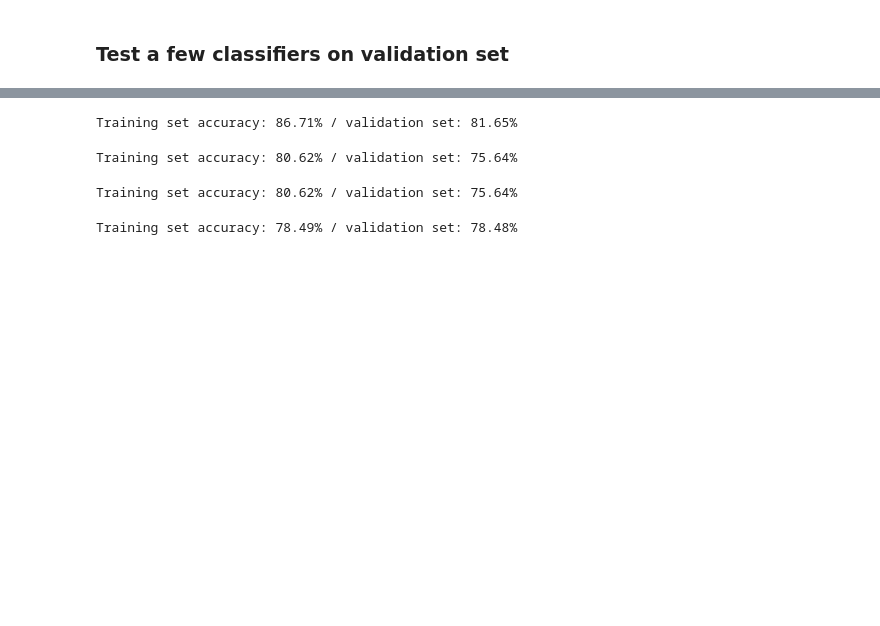
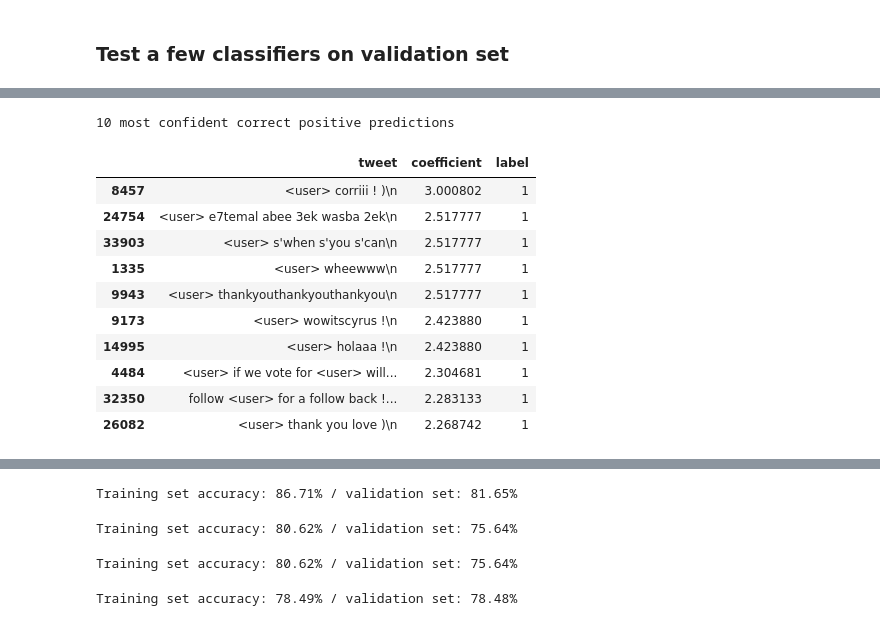
Before and after one commit to CS-433/Twitter_Sentiment_Analysis, a Jupyter notebook: TF_IDF.ipynb, the cells around one changed output, grey strips where cells are left out. Cells and saved outputs as stored; diff of their text form; code cells hidden in the pictures; blank space fills up the shorter version.

Commit message:
Show most relevant predictors, as well as most confident correct and incorrect predictions

```diff
--- a/TF_IDF.ipynb
+++ b/TF_IDF.ipynb
@@ -23,7 +35,18 @@ train, val, y_train, y_val = helpers.split_dataset(training_fraction, all_tweets
 # %% [markdown]
 ### Compute TF-IDF
+# %%
+import preprocessor as p
+
+def tk(sent):
+    tokens = p.tokenize(sent).split()
+    return tokens
+
+def tk2(sent):
+    tokens = p.tokenize(sent).split()
+    return pre.process_sentence(tokens, pre.preproc_pipeline)
 # %%
 # Build training vectorization
-tfidf_vectorizer=TfidfVectorizer(use_idf=True, ngram_range = (1,2), tokenizer = TweetTokenizer().tokenize)
+### tfidf_vectorizer=TfidfVectorizer(use_idf=True, ngram_range = (1,2), tokenizer = TweetTokenizer().tokenize)
+tfidf_vectorizer=TfidfVectorizer(use_idf=True, ngram_range = (1,2), tokenizer = tk2)
 X_train = tfidf_vectorizer.fit_transform(train)
 X_val = tfidf_vectorizer.transform(val)
@@ -58,0 +64,7 @@ Training set accuracy: 86.47% / validation set: 85.01%
+# %%
+df = pd.DataFrame(clf.coef_.flatten(), index=tfidf_vectorizer.get_feature_names(), columns=["coefficient"])
+n_ = 100
+pd.set_option('display.max_rows', 100)
+
+print('{:d} strongest bigrams to indicate positive sentiment'.format(n_))
+df.sort_values(by=["coefficient"],ascending=False).head(n_)
@@ -58,0 +112,18 @@ Training set accuracy: 86.47% / validation set: 85.01%
+# %%
+df = pd.DataFrame.from_dict(dict(zip(['tweet', 'coefficient', 'label'], [val, clf.decision_function(X_val), y_val])))
+n_ = 10
+print('{:d} most confident correct predictions of positive tweets'.format(n_))
+df.query('label == 1').sort_values(by= 'coefficient', ascending = False).head(n_)
+# %% [output]
+10 most confident correct positive predictions
+|  | tweet | coefficient | label |
+| 8457 | <user> corriii ! )\n | 3.000802 | 1 |
+| 24754 | <user> e7temal abee 3ek wasba 2ek\n | 2.517777 | 1 |
+| 33903 | <user> s'when s'you s'can\n | 2.517777 | 1 |
+| 1335 | <user> wheewww\n | 2.517777 | 1 |
+| 9943 | <user> thankyouthankyouthankyou\n | 2.517777 | 1 |
+| 9173 | <user> wowitscyrus !\n | 2.423880 | 1 |
+| 14995 | <user> holaaa !\n | 2.423880 | 1 |
+| 4484 | <user> if we vote for <user> will... | 2.304681 | 1 |
+| 32350 | follow <user> for a follow back !... | 2.283133 | 1 |
+| 26082 | <user> thank you love )\n | 2.268742 | 1 |
```
Also changed, not shown: parts of 9 cells of this notebook.
